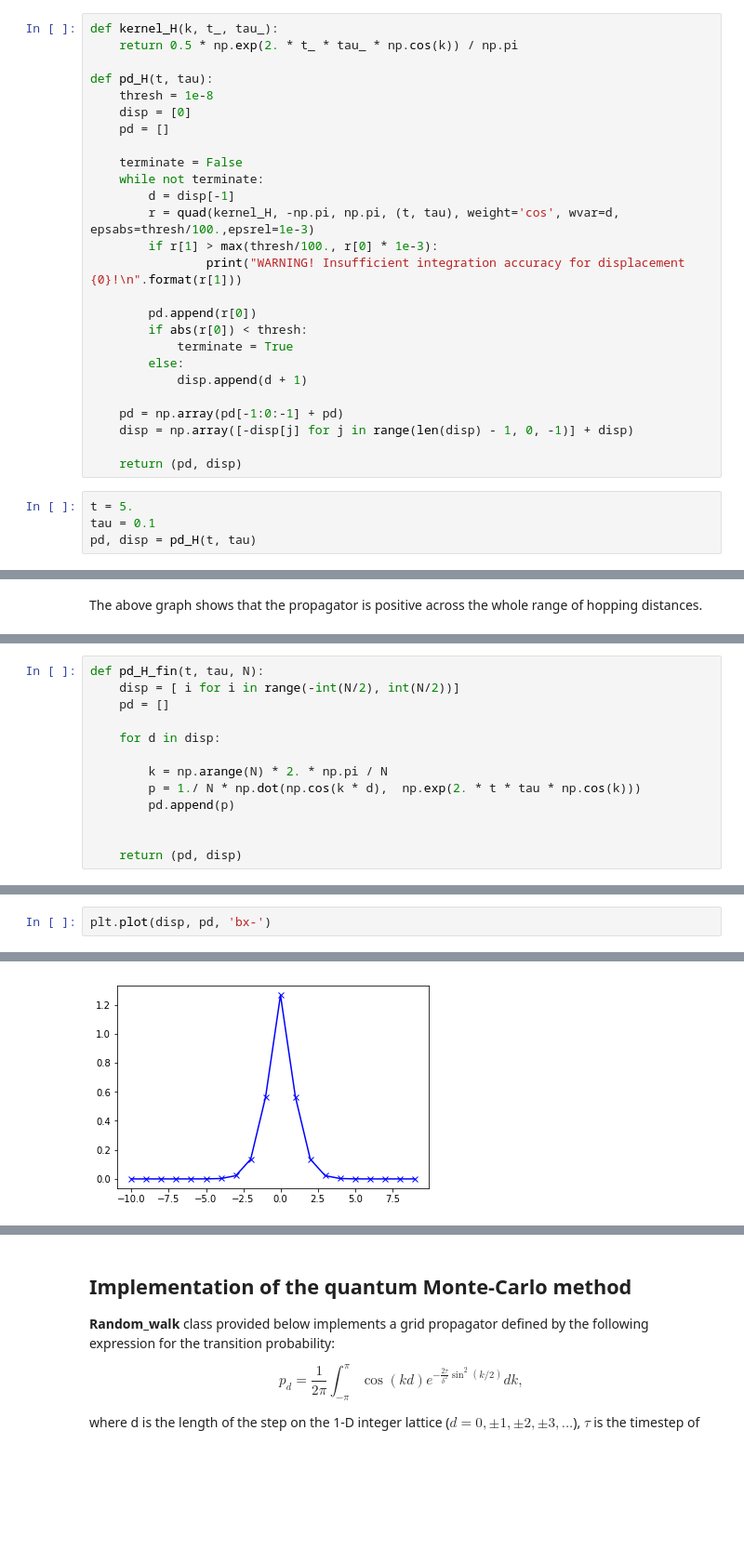
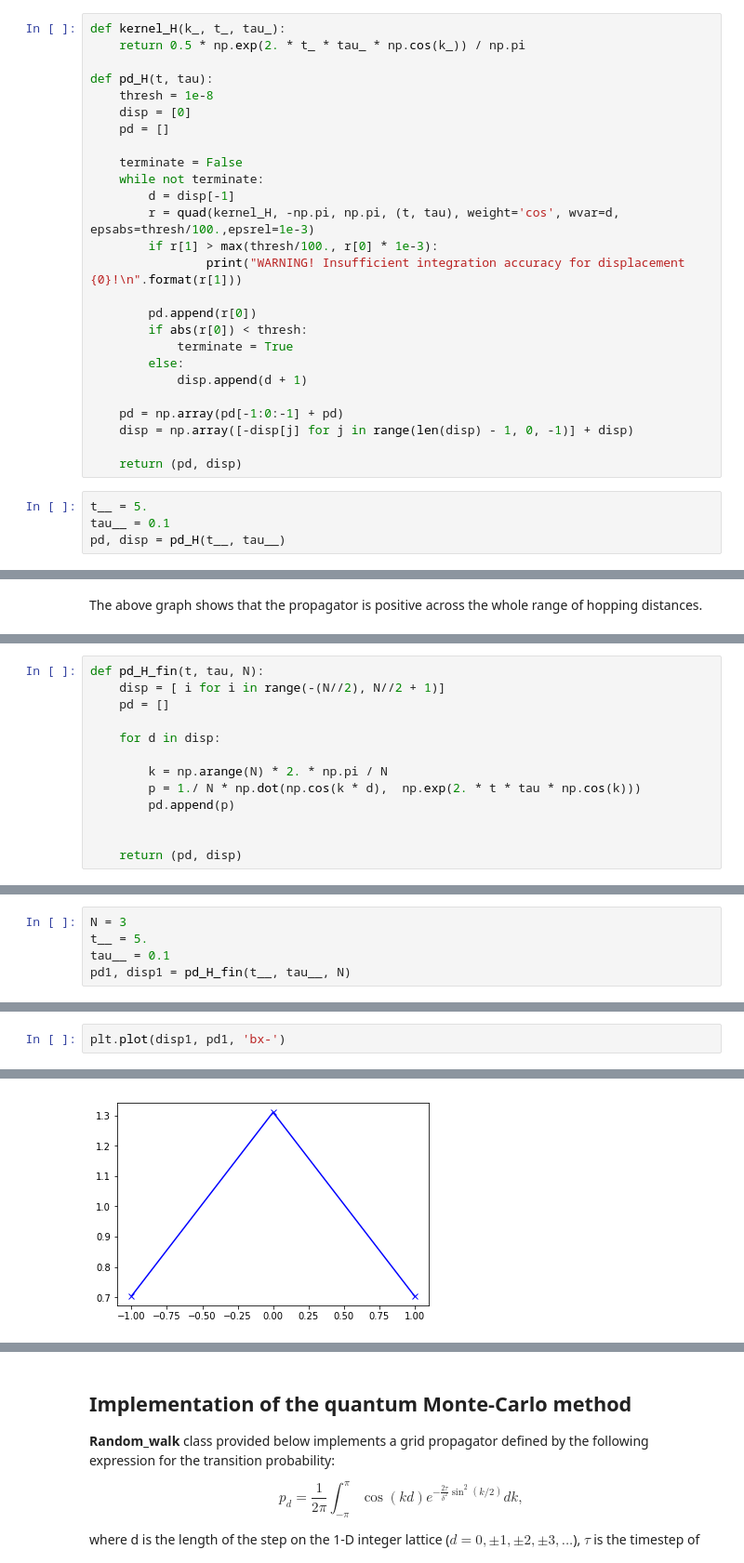
Before and after one commit to aakunitsa/QMC_grid_theory, a Jupyter notebook: QMC_Hubbard.ipynb, the cells around one changed output, grey strips where cells are left out. Shown at 93% size. Drawn from its saved outputs; the diff is of its cells as text; blank space fills up the shorter version.

```diff
--- a/QMC_Hubbard.ipynb
+++ b/QMC_Hubbard.ipynb
@@ -30,6 +32,6 @@ from scipy.integrate import quad
 # %%
-def kernel_H(k, t_, tau_):
-    return 0.5 * np.exp(2. * t_ * tau_ * np.cos(k)) / np.pi
+def kernel_H(k_, t_, tau_):
+    return 0.5 * np.exp(2. * t_ * tau_ * np.cos(k_)) / np.pi
 
 def pd_H(t, tau):
     thresh = 1e-8
@@ -54,9 +56,9 @@ def pd_H(t, tau):
 
     return (pd, disp)
 # %%
-t = 5.
-tau = 0.1
-pd, disp = pd_H(t, tau)
+t__ = 5.
+tau__ = 0.1
+pd, disp = pd_H(t__, tau__)
 # %%
 print(pd)
 # %% [output]
@@ -82,7 +88,7 @@ p_d = \frac{1}{N} \sum_{l = 0}^{N - 1} \cos\Big(\frac{2\pi l}{N} d\Big) e^{2\tau
 $$
 # %%
 def pd_H_fin(t, tau, N):
-    disp = [ i for i in range(-int(N/2), int(N/2))]
+    disp = [ i for i in range(-(N//2), N//2 + 1)]
     pd = []
 
     for d in disp:
@@ -99 +102,6 @@ pd, disp = pd_H_fin(t, tau, N)
+# %%
+N = 3
+t__ = 5.
+tau__ = 0.1
+pd1, disp1 = pd_H_fin(t__, tau__, N)
 # %%
@@ -103,5 +121,5 @@ print(len(pd))
 # %%
-plt.plot(disp, pd, 'bx-')
+plt.plot(disp1, pd1, 'bx-')
 # %% [output]
 [<matplotlib.lines.Line2D at 0x...>]
-[figure, old version]
+[figure, new version]
```
Also changed, not shown: parts of 23 cells of this notebook.
